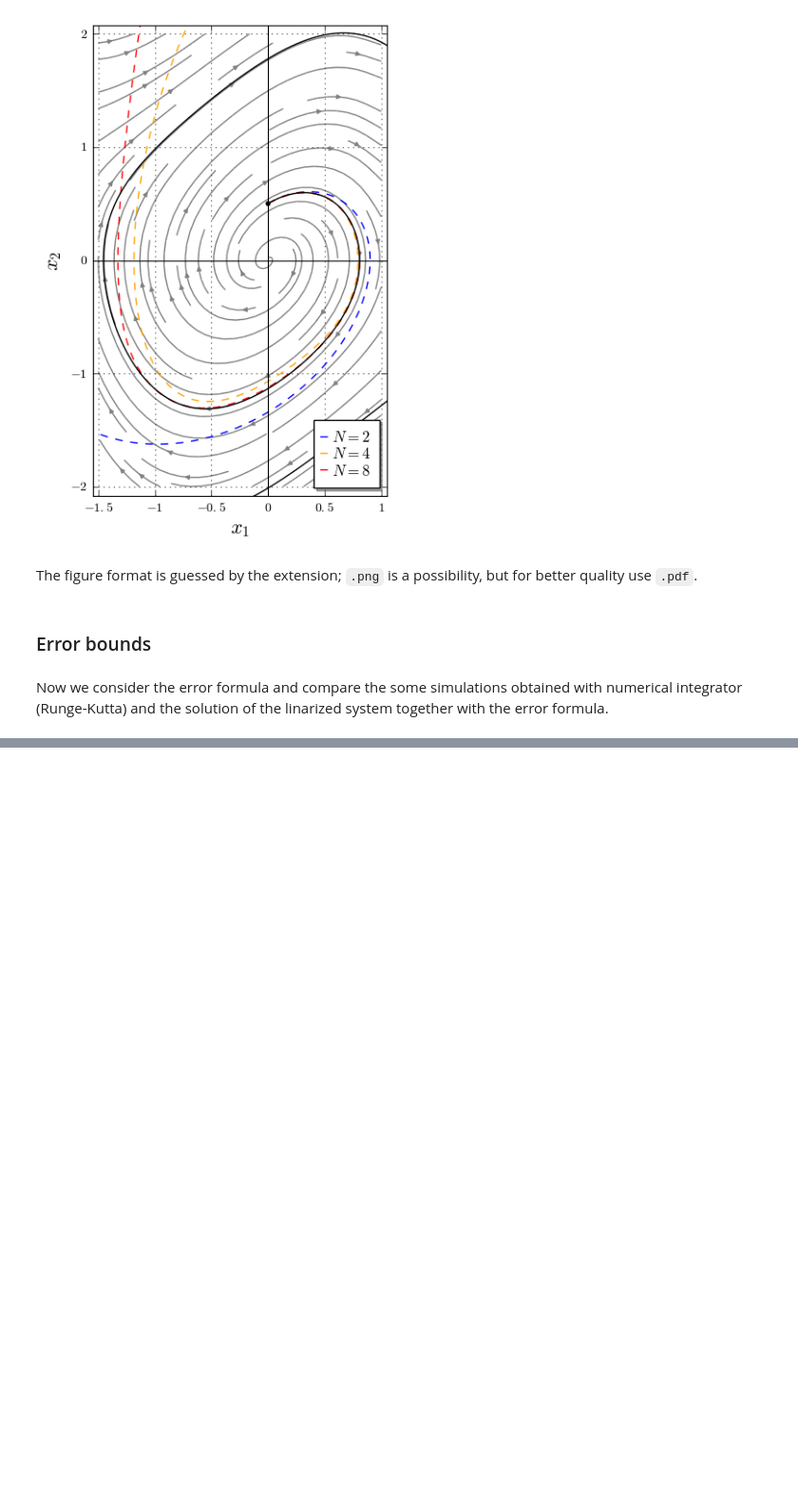
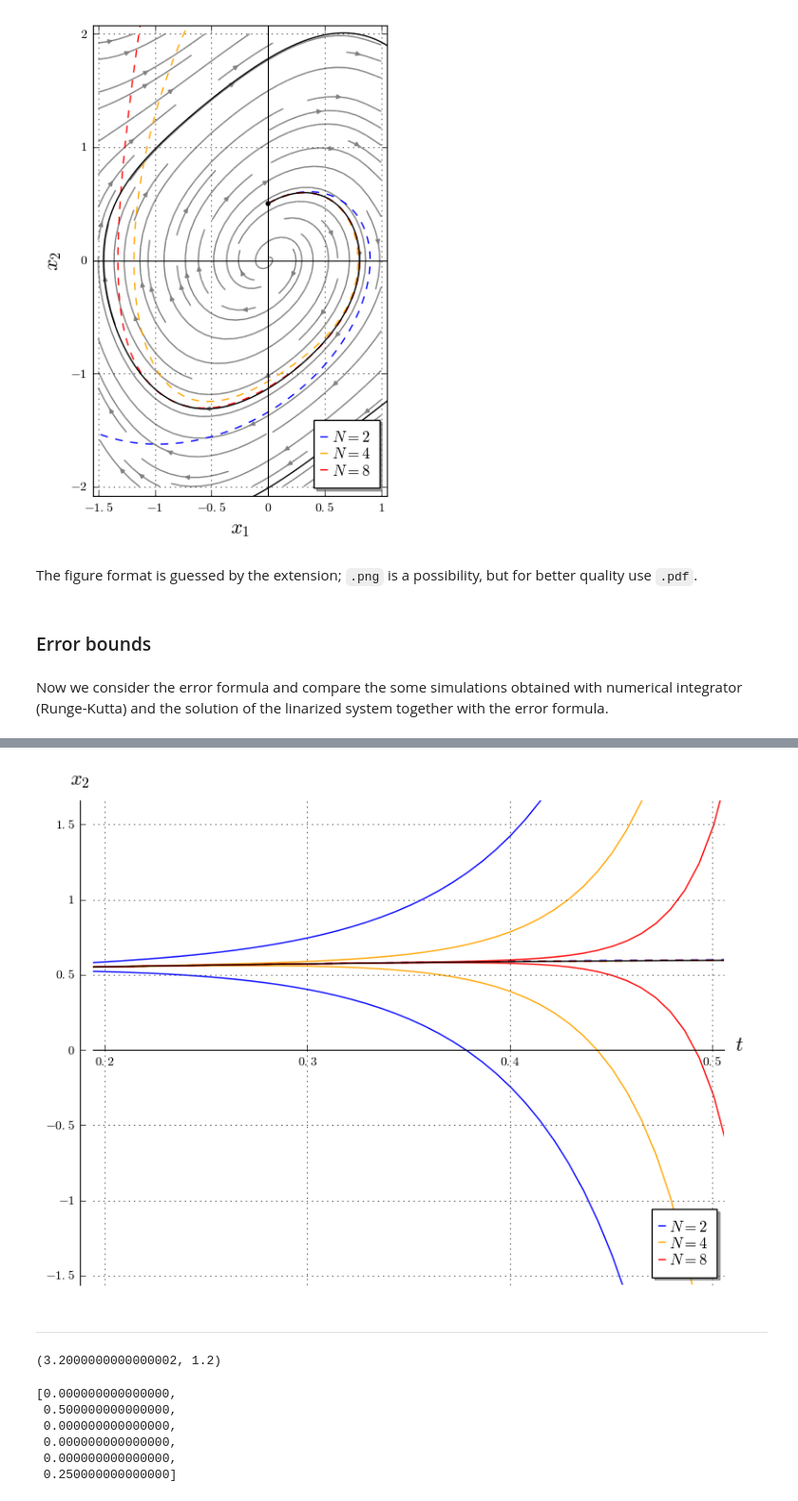
Before and after one commit to mforets/carlin, a Jupyter notebook: examples/vanderpol/vanderpol.ipynb, the cells around one changed output, grey strips where cells are left out. Shown: that part at 95% size. Drawn from its saved outputs; the diff is of its cells as text; code cells hidden in the pictures; blank space fills up the shorter version.

```diff
--- a/examples/vanderpol/vanderpol.ipynb
+++ b/examples/vanderpol/vanderpol.ipynb
@@ -126,0 +153,43 @@ GraphicTime.show(gridlines=True, axes_labels = ["$t$", "$x_1$"], legend_loc="upp
+# %%
+error_tdom = lambda N: [error_function(vdp, N, x0)[1](t=ti) for ti in tdom]
+
+GraphicTimeError = Graphics()
+
+#====
+N=2
+GraphicTimeError += list_plot(zip(tdom, sol(N)[:, j]), plotjoined=True, linestyle="dashed", color="blue", legend_label="$N=2$")
+GraphicTimeError += list_plot(zip(tdom, sol(N)[:, j]+error_tdom(N)), plotjoined=True, linestyle="solid", color="blue")
+GraphicTimeError += list_plot(zip(tdom, sol(N)[:, j]-error_tdom(N)), plotjoined=True, linestyle="solid", color="blue")
+
+#====
+N=4
+GraphicTimeError += list_plot(zip(tdom, sol(N)[:, j]), plotjoined=True, linestyle="dashed", color="orange", legend_label="$N=4$")
+GraphicTimeError += list_plot(zip(tdom, sol(N)[:, j]+error_tdom(N)), plotjoined=True, linestyle="solid", color="orange")
+GraphicTimeError += list_plot(zip(tdom, sol(N)[:, j]-error_tdom(N)), plotjoined=True, linestyle="solid", color="orange")
+
+#====
+N=8
+GraphicTimeError += list_plot(zip(tdom, sol(N)[:, j]), plotjoined=True, linestyle="dashed", color="red", legend_label="$N=8$")
+GraphicTimeError += list_plot(zip(tdom, sol(N)[:, j]+error_tdom(N)), plotjoined=True, linestyle="solid", color="red")
+GraphicTimeError += list_plot(zip(tdom, sol(N)[:, j]-error_tdom(N)), plotjoined=True, linestyle="solid", color="red")
+
+
+GraphicTimeError +=  plot(x_t(j), tini, T, axes_labels = ["$t$", "$x_1$"], gridlines=True, color="black")
+# %%
+xmin=0.2; xmax=0.5; ymin=-1.5; ymax=1.6
+
+sol_N_j_t = lambda N, j, t : sol(N)[ceil(t/(tdom[1]-tdom[0])), j]
+
+# Fill ?
+#error_fill = plot(sol_N_j_t(8, j, t) + error_function_N(8), (t, xmin, xmax), fill=sol_N_j_t(8, j, t)-error_function_N(8), fillcolor="red", fillalpha=0.1, color="white")
+#GraphicTimeError += error_fill
+
+GraphicTimeError.show(gridlines=True, axes_labels = ["$t$", "$x_2$"],
+                 xmin=xmin, xmax=xmax, ymin=ymin,ymax=ymax,
+                tick_formatter=[["$0.2$","$0.3$", "$0.4$", "$0.5$"],
+                             ["$-1.5$","$-1$","$-0.5$", "$0$", "$0.5$", "$1$", "$1.5$"]],
+                ticks=[[0.2, 0.3, 0.4, 0.5],
+                   [-1.5, -1, -0.5, 0, 0.5, 1, 1.5]],
+                legend_loc="lower right")
+# %% [output]
+[figure, added]
@@ -126,0 +204,2 @@ GraphicTime.show(gridlines=True, axes_labels = ["$t$", "$x_1$"], legend_loc="upp
+# %% [markdown]
+---
@@ -126,0 +208,21 @@ GraphicTime.show(gridlines=True, axes_labels = ["$t$", "$x_1$"], legend_loc="upp
+# %%
+[F, n, k] = get_Fj_from_model(vdp.funcs(), vdp.dim(), vdp.degree())
+from carlin.transformation import *
+[Fquad, nquad, kquad] = quadratic_reduction(F, n, k)
+ch = characteristics(Fquad, nquad, kquad)
+norm_F1_tilde, norm_F2_tilde = ch['norm_Fi_inf']
+norm_F1_tilde, norm_F2_tilde
+# %% [output]
+(3.2000000000000002, 1.2)
+# %%
+x0_hat = [kron_power(x0, i+1) for i in range(k-1)]
+#transform to flat list
+x0_hat = [item for sublist in x0_hat for item in sublist]
+x0_hat
+# %% [output]
+[0.000000000000000,
+ 0.500000000000000,
+ 0.000000000000000,
+ 0.000000000000000,
+ 0.000000000000000,
+ 0.250000000000000]
```
Also changed, not shown: parts of 17 cells of this notebook.
